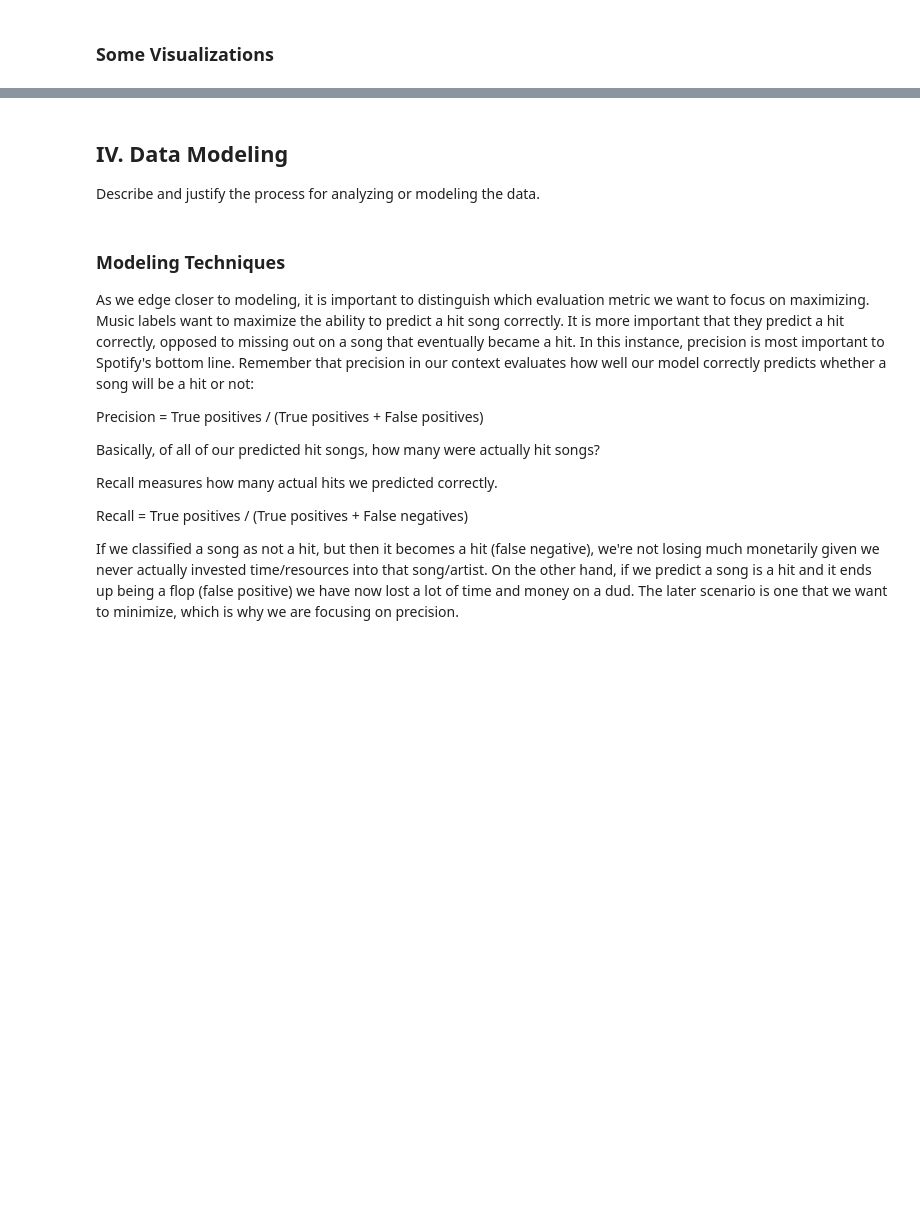
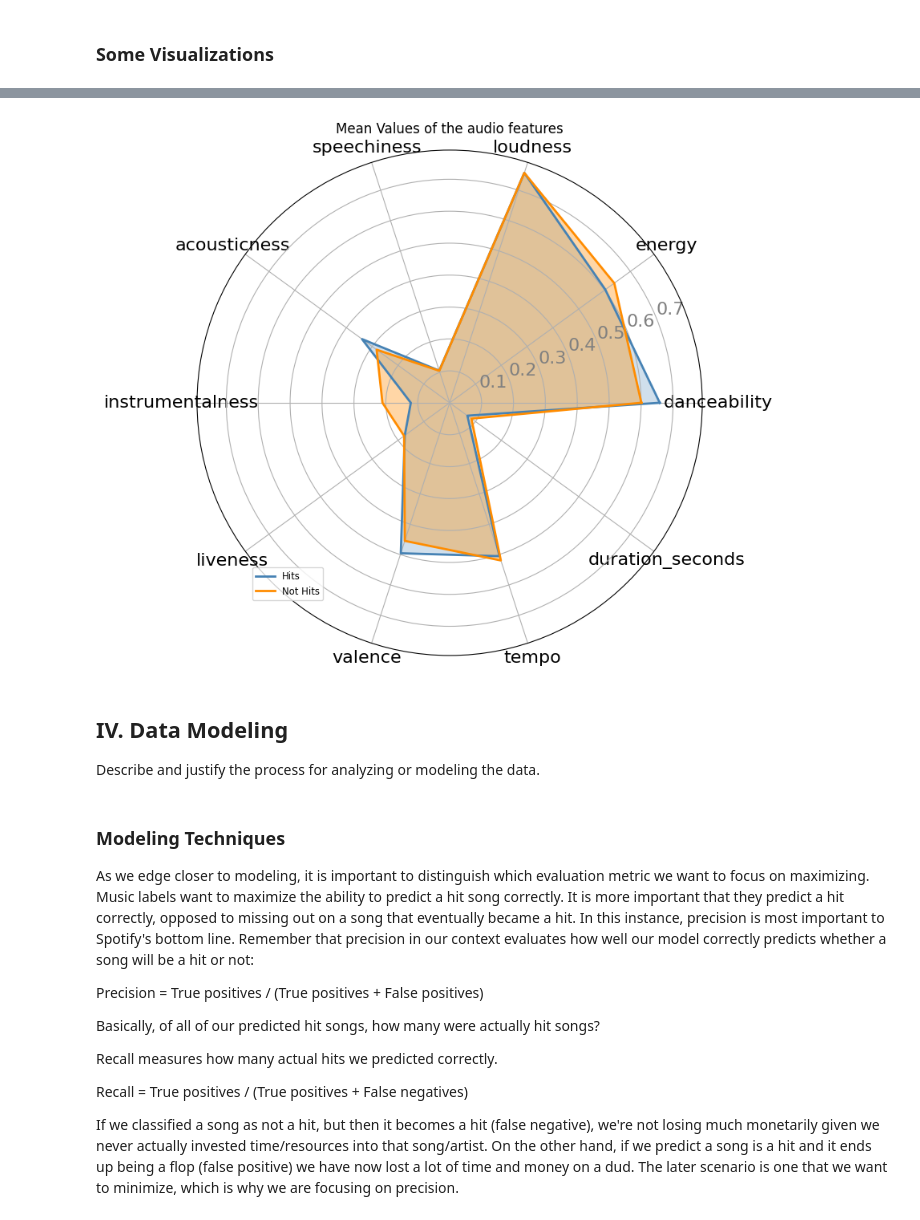
Before and after one commit to dermothethird/Spotify_Hit_Prediction, a Jupyter notebook: Working_Notebook.ipynb, the cells around one changed output, grey strips where cells are left out. Cells and saved outputs as stored; diff of their text form; code cells hidden in the pictures; blank space fills up the shorter version.

Commit message:
added a radar chart

```diff
--- a/Working_Notebook.ipynb
+++ b/Working_Notebook.ipynb
@@ -350,0 +354,3 @@ df.rename(columns={'duration_ms':'duration_s'}, inplace=True)
+# %%
+# drop mode
+df_radar = df.drop('mode', axis=1)
@@ -351,3 +383,69 @@ df.rename(columns={'duration_ms':'duration_s'}, inplace=True)
+# %%
+# Add hit back
+hit_column = df_radar['hit']
+df_radar_scaled['hit'] = hit_column.values
+# %%
+# Create a dataframe for Hit Songs, drop Hit column
+df_radar_hit = df_radar_scaled.loc[df_radar_scaled['hit'] == 1]
+df_radar_hit.drop('hit', axis=1, inplace=True)
+# %%
+# Create a dataframe for Not Hit Songs, drop Hit column
+df_radar_nohit = df_radar_scaled.loc[df_radar_scaled['hit'] == 0]
+df_radar_nohit.drop('hit', axis=1, inplace=True)
+# %%
+# Create a Radar chart using matplotlib
+
+# Set data
+# Convert column names into a list
+categories = list(df_radar_hit.columns)
+# number of categories
+N = len(categories)
+
+# Create a list with the average of all features
+value_hit = list(df_radar_hit.mean())
+value_nohit = list(df_radar_nohit.mean())
+
+# Repeat first value to close the circle
+# The plot is a circle, so we need to "complete the loop" and append the start value to the end
+value_hit+=value_hit[:1]
+value_nohit+=value_nohit[:1]
+
+# Calculate angle for each category
+angles=[n/float(N)*2*pi for n in range(N)]
+angles+=angles[:1]
+
+# Plot
+fig = plt.figure(figsize=(18,18))
+ax = fig.add_subplot(221, polar=True)
+
+#Plot 1 - Hits
+ax.plot(angles, value_hit,  linewidth=2, label="Hits", color='steelblue')
+ax.fill(angles, value_hit, alpha=0.25, facecolor='steelblue')
+
+#Plot 2 Non-Hits
+ax.plot(angles, value_nohit, linewidth=2, label = "Not Hits", color='darkorange')
+ax.fill(angles, value_nohit, alpha=0.35, facecolor='darkorange' )
+
+ax.set_title('Mean Values of the audio features')
+ax.grid(True)
+
+# Add legend
+plt.legend(loc='lower left', bbox_to_anchor=(0.1, 0.1), fontsize='small')
+
+# Add axis ticks
+plt.xticks(angles[:-1],categories, size=16)
+plt.yticks(color='grey',size=16)
+
+# Create a color palette:
+plt.cm.get_cmap("Set2", len(df_radar_hit.index))
+
+# Dispay chart
+plt.show();
+
+# Save Figure
+#plt.savefig('./Visuals/radar_chart.png')
+# %% [output]
+[figure, added]
 # %% [markdown]
 ## IV. Data Modeling
 Describe and justify the process for analyzing or modeling the data.
```
Also changed, not shown: parts of 26 cells of this notebook.
